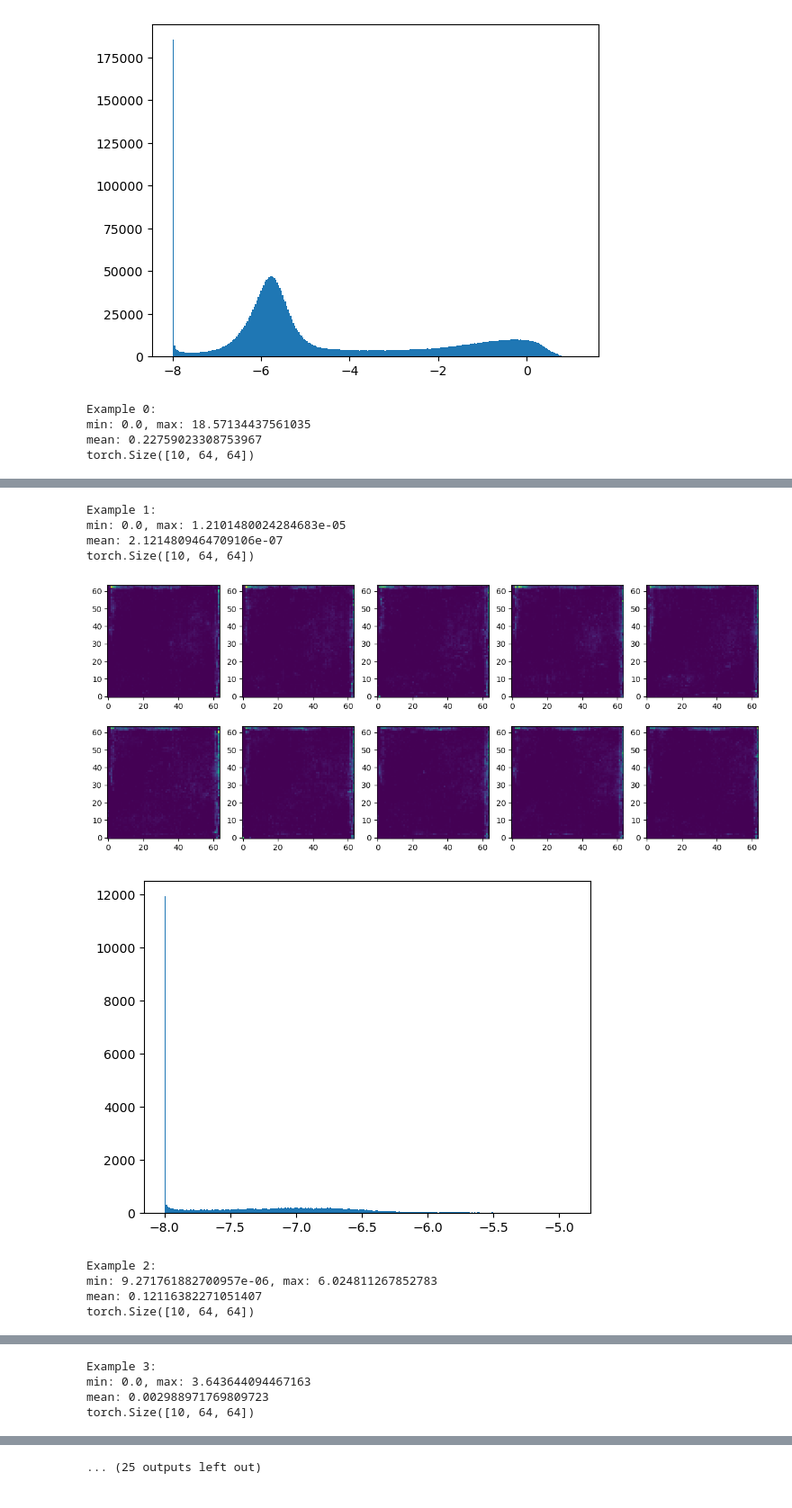
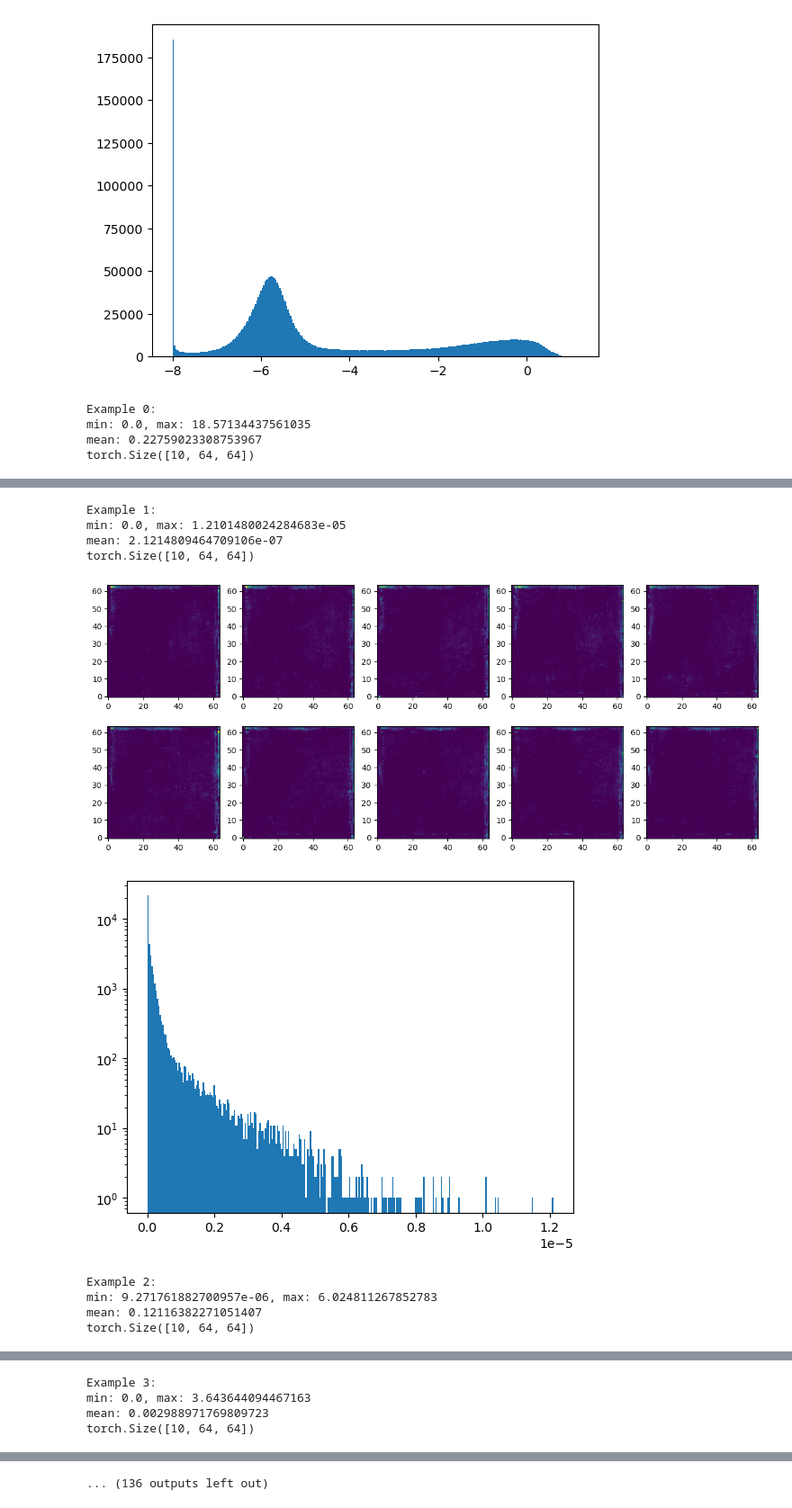
Before and after one commit to henryaddison/video-diffusion-climate, a Jupyter notebook: notebooks/explore.ipynb, the cells around one changed output, grey strips where cells are left out. Shown at 90% size. Drawn from its saved outputs; the diff is of its cells as text; code cells hidden in the pictures.

```diff
--- a/notebooks/explore.ipynb
+++ b/notebooks/explore.ipynb
@@ -173,7 +157,7 @@ ds = torch.load("samples.pt", map_location=torch.device('cpu'))
 # plt.hist(np.log10(all_values + 1e-8), bins = 300)
 # plt.show()
 
-for i in range(16):
+for i in range(1024):
     ex = ds[i][0]
     print(f"\nExample {i}:")
     print(f"min: {ex.min()}, max: {ex.max()}\nmean: {ex.mean()}")
@@ -185,7 +169,8 @@ for i in range(16):
         ax.imshow(frame, origin = "lower", vmin = ex.min(), vmax = ex.max())
     plt.show()
 
-    plt.hist(np.log10(ex.flatten() + 1e-8), bins = 300)
+    plt.hist(ex.flatten(), bins = 300)
+    plt.yscale("log")
     plt.show()
 # %% [output]
 Example 0:
@@ -197,9 +182,9 @@ torch.Size([10, 64, 64])
 Example 1:
 min: 0.0, max: 1.2101480024284683e-05
 mean: 2.1214809464709106e-07
 torch.Size([10, 64, 64])
 [figure]
-[figure, old version]
+[figure, new version]
 Example 2:
 min: 9.271761882700957e-06, max: 6.024811267852783
 mean: 0.12116382271051407
@@ -215 +200 @@ torch.Size([10, 64, 64])
-... (25 outputs left out)
+... (136 outputs left out)
```
Also changed, not shown: parts of 2 cells of this notebook, 3 other files.
